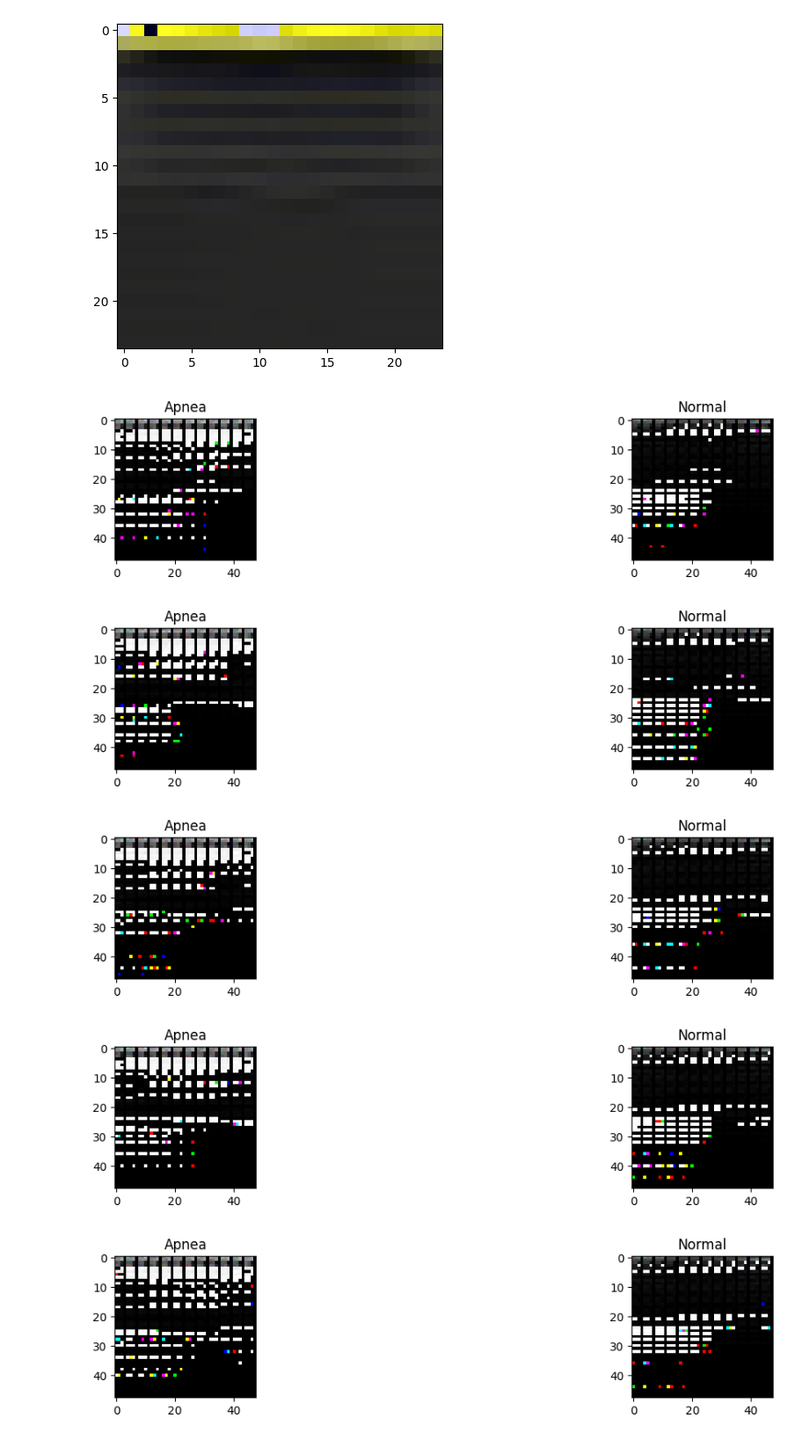
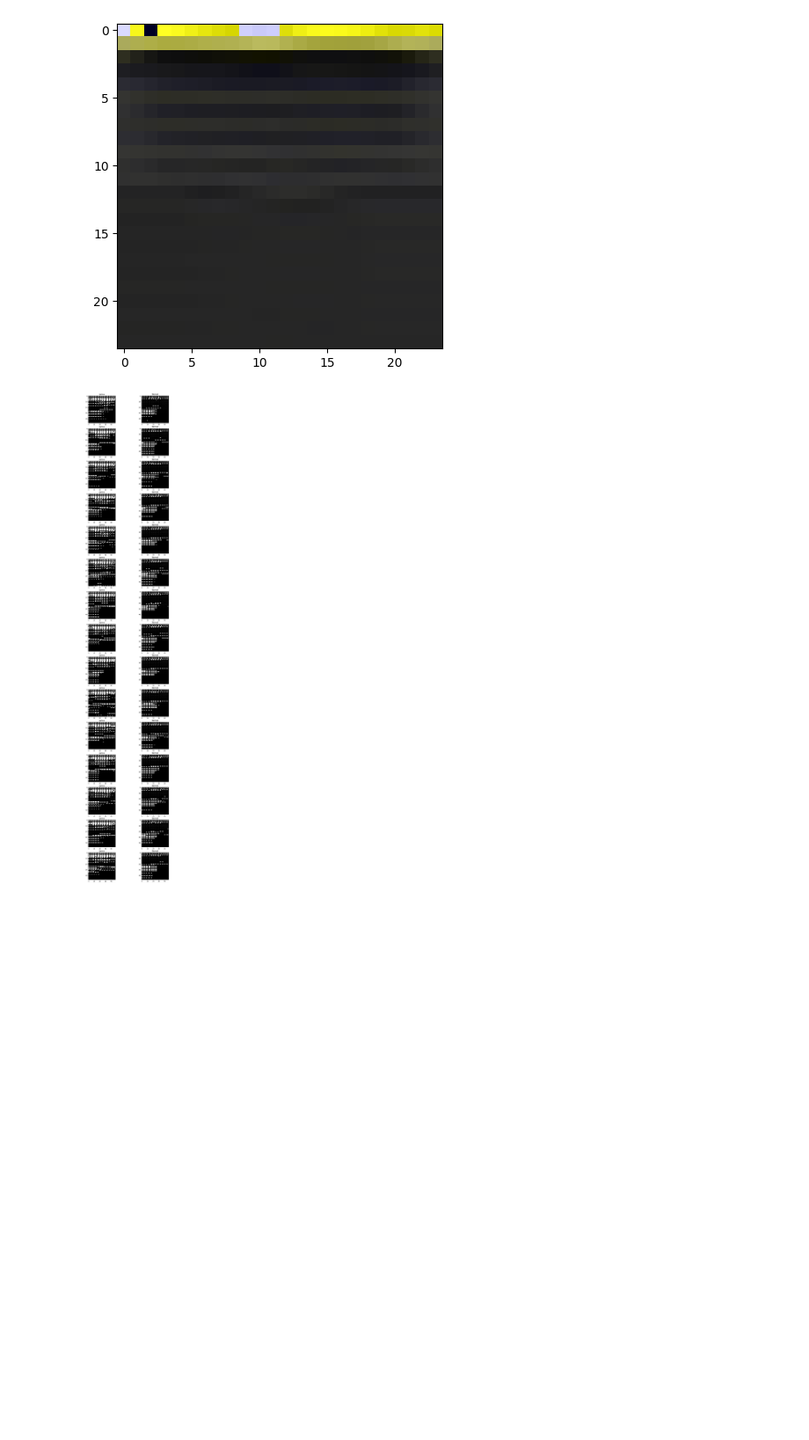
Before and after one commit to lucky-and-minie222702/OSA-detection-using-ECG, a Jupyter notebook: view_signal.ipynb, the cells around one changed output. Shown at 88% size. Saved outputs shown, nothing was run; the diff lists cells and outputs as text; code cells hidden in the pictures; blank space fills up the shorter version.

```diff
--- a/view_signal.ipynb
+++ b/view_signal.ipynb
@@ -30,8 +30,8 @@ plt.show()
 # %%
 size = 5
 for i in range(size):
-    a = X_1[i][:1000:]
-    b = X_0[i][:1000:]
+    a = X_1[i][:500:]
+    b = X_0[i][:500:]
     plt.figure(figsize=(20, 20))
     plt.subplot(size, 2, i*2+1)
     plt.title("Apnea")
@@ -88,9 +88,9 @@ plt.show()
 [figure]
 # %%
 embedding_matrix = [[], [], [], []]
-embedding_matrix[0] = np.random.normal(1.0, 0.1, (48, 48))
-embedding_matrix[1] = np.random.normal(1.0, 0.1, (48, 48))
-embedding_matrix[2] = np.random.normal(1.0, 0.1, (48, 48))
+embedding_matrix[0] = np.random.normal(1.0, 0.0, (48, 48))
+embedding_matrix[1] = np.random.normal(1.0, 0.0, (48, 48))
+embedding_matrix[2] = np.random.normal(1.0, 0.0, (48, 48))
 def to_color2(sig):
     im = sig.reshape(48, 48)
     scaler = MinMaxScaler()
@@ -103,22 +103,18 @@ def to_color2(sig):
 # %%
 size = 15
 offset=20
+plt.figure(figsize=(12, 60))
 for i in range(size):
-    a = feature_extract(np.expand_dims(X_1[i+offset], 0), contains_tempogram=True).squeeze()
-    b = feature_extract(np.expand_dims(X_0[i+offset], 0), contains_tempogram=True).squeeze()
+    a = extract_features(np.expand_dims(X_1[i+offset], 0), contains_tempogram=True).squeeze()
+    b = extract_features(np.expand_dims(X_0[i+offset], 0), contains_tempogram=True).squeeze()
     a = to_color2(a)
     b = to_color2(b)
-    plt.figure(figsize=(15, 40))
     plt.subplot(size, 2, i*2+1)
     plt.title("Apnea")
     plt.imshow(a)
     plt.subplot(size, 2, i*2+2)
     plt.title("Normal")
     plt.imshow(b)
 plt.show()
 # %% [output]
-[figure, old version]
+[figure, new version]
-[figure, removed]
-[figure, removed]
-[figure, removed]
-[figure, removed]
```
Also changed, not shown: parts of 2 cells of this notebook, 10 other files.
